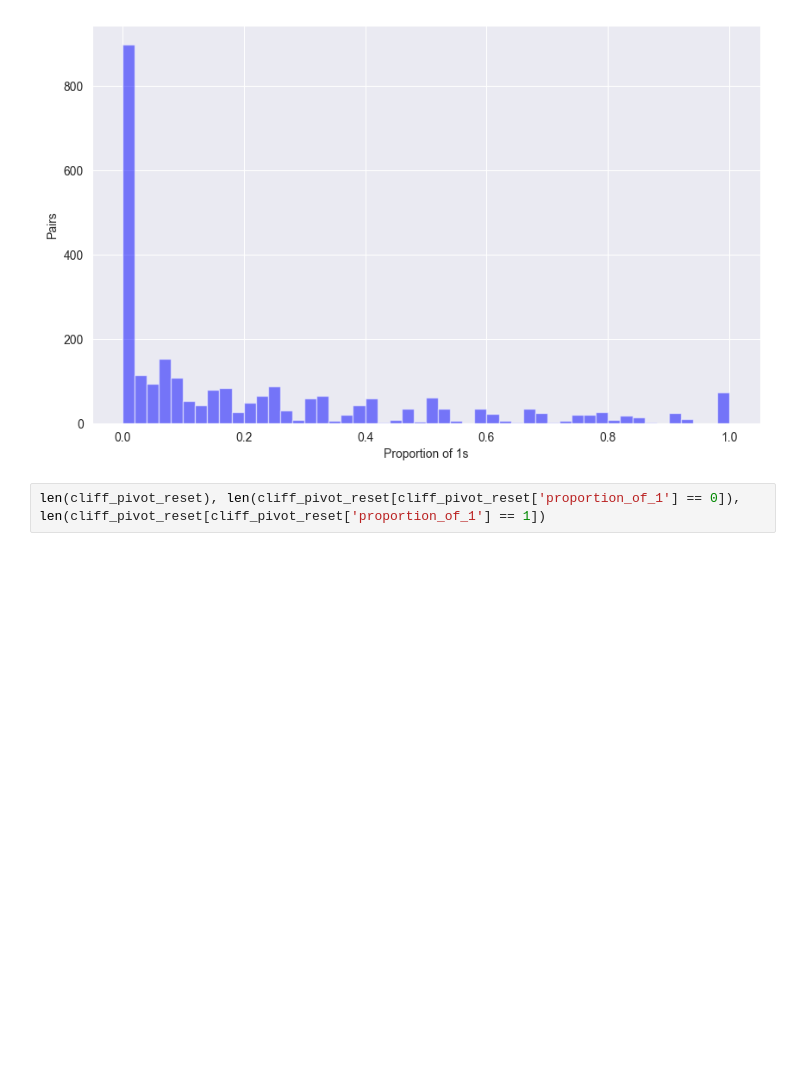
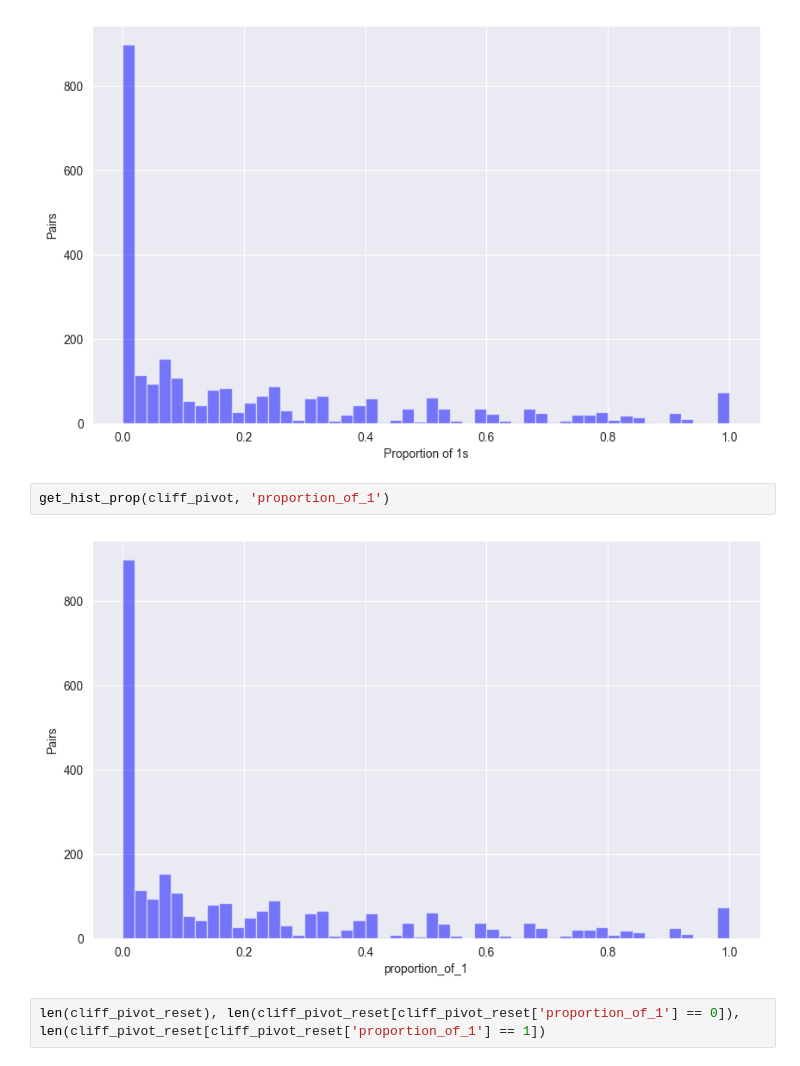
Before and after one commit to reginaib/AC-DTI, a Jupyter notebook: scripts/kiba-ac.ipynb, the cells around one changed output. Saved outputs shown, nothing was run; the diff lists cells and outputs as text; blank space fills up the shorter version.

```diff
--- a/scripts/kiba-ac.ipynb
+++ b/scripts/kiba-ac.ipynb
@@ -88,6 +105,10 @@ plt.xlabel('Proportion of 1s')
 plt.ylabel('Pairs');
 # %% [output]
 [figure]
+# %%
+get_hist_prop(cliff_pivot, 'proportion_of_1')
+# %% [output]
+[figure, added]
 # %%
 len(cliff_pivot_reset), len(cliff_pivot_reset[cliff_pivot_reset['proportion_of_1'] == 0]), len(cliff_pivot_reset[cliff_pivot_reset['proportion_of_1'] == 1])
 # %% [output]
```
Also changed, not shown: parts of 7 cells of this notebook, 2 other files.
